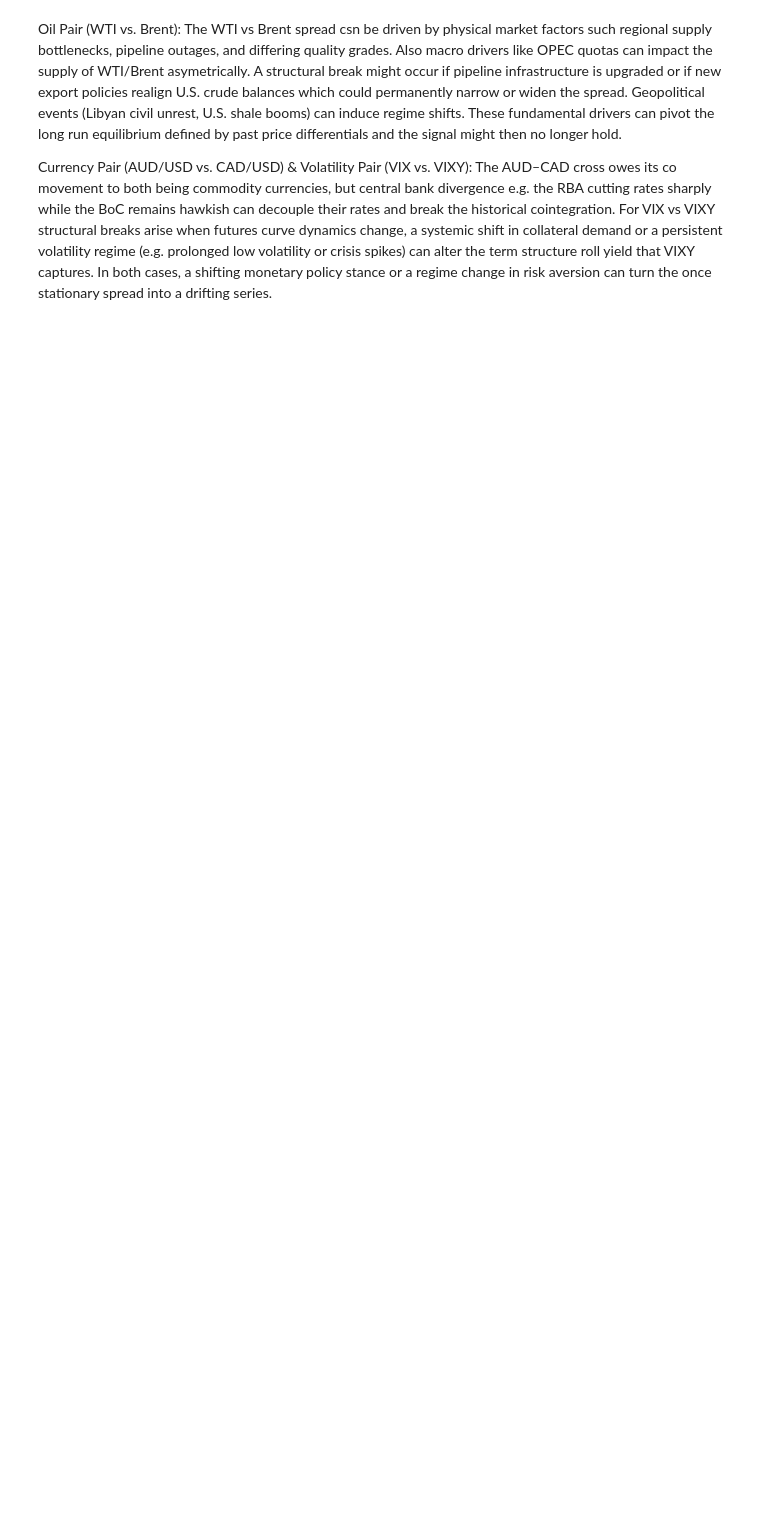
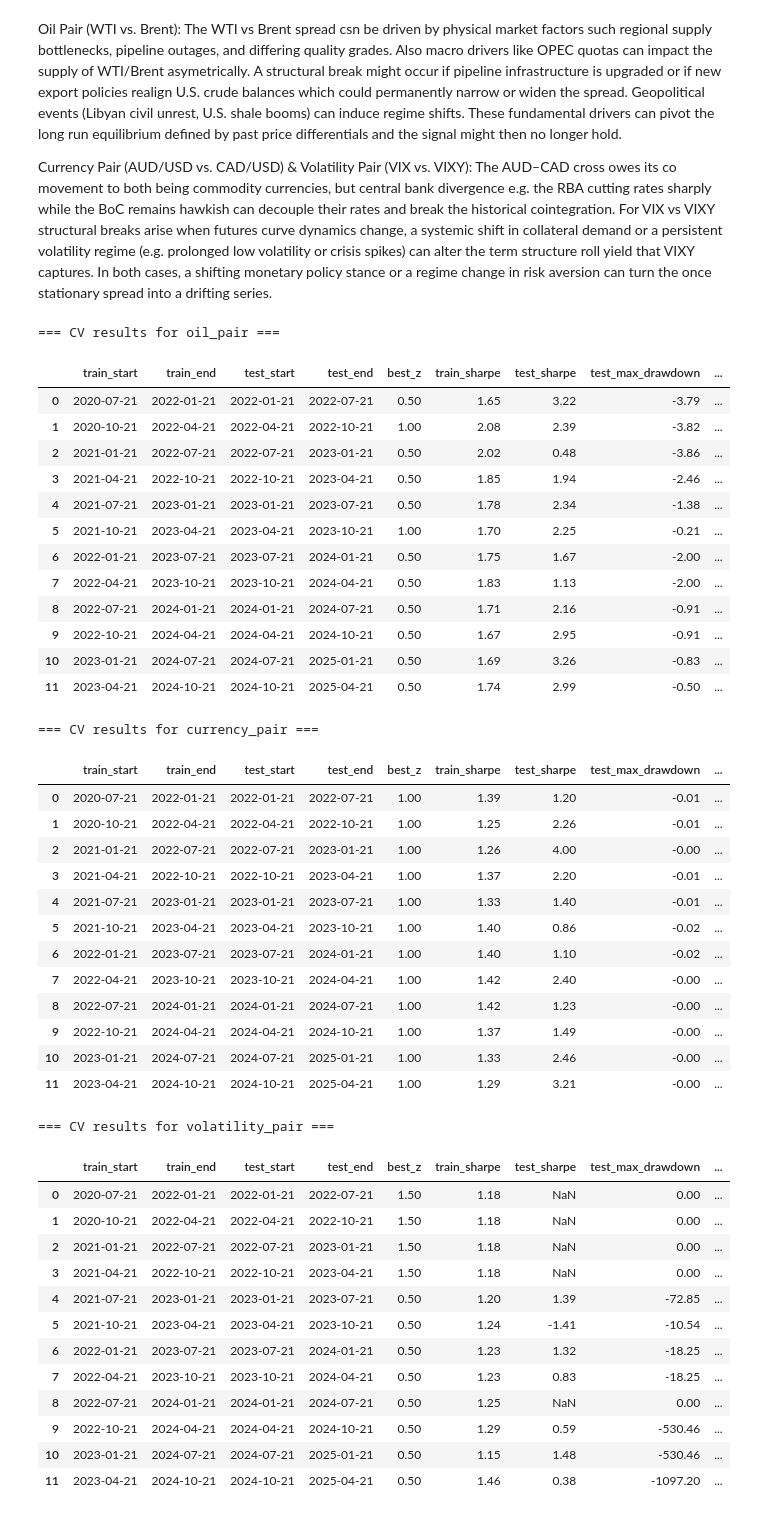
Before and after one commit to gustavlan/cointegration-analysis, a Jupyter notebook: notebook.ipynb, the cells around one changed output. Drawn from its saved outputs; the diff is of its cells as text; code cells hidden in the pictures; blank space fills up the shorter version.

```diff
--- a/notebook.ipynb
+++ b/notebook.ipynb
@@ -282,3 +284,83 @@ summary_df
 Oil Pair (WTI vs. Brent): The WTI vs Brent spread csn be driven by physical market factors such regional supply bottlenecks, pipeline outages, and differing quality grades. Also macro drivers like OPEC quotas can impact the supply of WTI/Brent asymetrically. A structural break might occur if pipeline infrastructure is upgraded or if new export policies realign U.S. crude balances which could permanently narrow or widen the spread. Geopolitical events (Libyan civil unrest, U.S. shale booms) can induce regime shifts. These fundamental drivers can pivot the long run equilibrium defined by past price differentials and the signal might then no longer hold.
 
 Currency Pair (AUD/USD vs. CAD/USD) & Volatility Pair (VIX vs. VIXY): The AUD–CAD cross owes its co movement to both being commodity currencies, but central bank divergence e.g. the RBA cutting rates sharply while the BoC remains hawkish can decouple their rates and break the historical cointegration. For VIX vs VIXY structural breaks arise when futures curve dynamics change, a systemic shift in collateral demand or a persistent volatility regime (e.g. prolonged low volatility or crisis spikes) can alter the term structure roll yield that VIXY captures. In both cases, a shifting monetary policy stance or a regime change in risk aversion can turn the once stationary spread into a drifting series.
+# %%
+results = {}
+
+for pair in selected:
+    df = all_data[pair]                     # DataFrame of raw prices
+    y, x = df.columns
+
+    # 3a. Run Engle–Granger to get the stationary spread
+    eg = engle_granger(df, y, x)
+    spread = eg['spread'].dropna()
+
+    # 3b. Compute μ_e and σ_eq via your OU helper
+    ou = ou_params(spread)
+    mu_e     = ou['ou_mu']
+    sigma_eq = ou['ou_sigma']
+
+    # 3c. Build a minimal DataFrame for backtesting
+    df_pair = pd.DataFrame({'spread': spread})
+
+    # 3d. Run nested CV
+    cv_df = nested_cv(
+        df_pair,
+        spread_col='spread',
+        mu_e=mu_e,
+        sigma_eq=sigma_eq,
+        z_list=[0.5, 1.0, 1.5, 2.0],
+        train_months=18,
+        test_months=6,
+        step_months=3
+    )
+
+    results[pair] = cv_df
+
+# 4. Inspect results
+for pair, df_cv in results.items():
+    print(f"\n=== CV results for {pair} ===")
+    display(df_cv)
+# %% [output]
+=== CV results for oil_pair ===
+|  | train_start | train_end | test_start | test_end | best_z | train_sharpe | test_sharpe | test_max_drawdown | ... |
+| 0 | 2020-07-21 | 2022-01-21 | 2022-01-21 | 2022-07-21 | 0.50 | 1.65 | 3.22 | -3.79 | ... |
+| 1 | 2020-10-21 | 2022-04-21 | 2022-04-21 | 2022-10-21 | 1.00 | 2.08 | 2.39 | -3.82 | ... |
+| 2 | 2021-01-21 | 2022-07-21 | 2022-07-21 | 2023-01-21 | 0.50 | 2.02 | 0.48 | -3.86 | ... |
+| 3 | 2021-04-21 | 2022-10-21 | 2022-10-21 | 2023-04-21 | 0.50 | 1.85 | 1.94 | -2.46 | ... |
+| 4 | 2021-07-21 | 2023-01-21 | 2023-01-21 | 2023-07-21 | 0.50 | 1.78 | 2.34 | -1.38 | ... |
+| 5 | 2021-10-21 | 2023-04-21 | 2023-04-21 | 2023-10-21 | 1.00 | 1.70 | 2.25 | -0.21 | ... |
+| 6 | 2022-01-21 | 2023-07-21 | 2023-07-21 | 2024-01-21 | 0.50 | 1.75 | 1.67 | -2.00 | ... |
+| 7 | 2022-04-21 | 2023-10-21 | 2023-10-21 | 2024-04-21 | 0.50 | 1.83 | 1.13 | -2.00 | ... |
+| 8 | 2022-07-21 | 2024-01-21 | 2024-01-21 | 2024-07-21 | 0.50 | 1.71 | 2.16 | -0.91 | ... |
+| 9 | 2022-10-21 | 2024-04-21 | 2024-04-21 | 2024-10-21 | 0.50 | 1.67 | 2.95 | -0.91 | ... |
+| 10 | 2023-01-21 | 2024-07-21 | 2024-07-21 | 2025-01-21 | 0.50 | 1.69 | 3.26 | -0.83 | ... |
+| 11 | 2023-04-21 | 2024-10-21 | 2024-10-21 | 2025-04-21 | 0.50 | 1.74 | 2.99 | -0.50 | ... |
+=== CV results for currency_pair ===
+|  | train_start | train_end | test_start | test_end | best_z | train_sharpe | test_sharpe | test_max_drawdown | ... |
+| 0 | 2020-07-21 | 2022-01-21 | 2022-01-21 | 2022-07-21 | 1.00 | 1.39 | 1.20 | -0.01 | ... |
+| 1 | 2020-10-21 | 2022-04-21 | 2022-04-21 | 2022-10-21 | 1.00 | 1.25 | 2.26 | -0.01 | ... |
+| 2 | 2021-01-21 | 2022-07-21 | 2022-07-21 | 2023-01-21 | 1.00 | 1.26 | 4.00 | -0.00 | ... |
+| 3 | 2021-04-21 | 2022-10-21 | 2022-10-21 | 2023-04-21 | 1.00 | 1.37 | 2.20 | -0.01 | ... |
+| 4 | 2021-07-21 | 2023-01-21 | 2023-01-21 | 2023-07-21 | 1.00 | 1.33 | 1.40 | -0.01 | ... |
+| 5 | 2021-10-21 | 2023-04-21 | 2023-04-21 | 2023-10-21 | 1.00 | 1.40 | 0.86 | -0.02 | ... |
+| 6 | 2022-01-21 | 2023-07-21 | 2023-07-21 | 2024-01-21 | 1.00 | 1.40 | 1.10 | -0.02 | ... |
+| 7 | 2022-04-21 | 2023-10-21 | 2023-10-21 | 2024-04-21 | 1.00 | 1.42 | 2.40 | -0.00 | ... |
+| 8 | 2022-07-21 | 2024-01-21 | 2024-01-21 | 2024-07-21 | 1.00 | 1.42 | 1.23 | -0.00 | ... |
+| 9 | 2022-10-21 | 2024-04-21 | 2024-04-21 | 2024-10-21 | 1.00 | 1.37 | 1.49 | -0.00 | ... |
+| 10 | 2023-01-21 | 2024-07-21 | 2024-07-21 | 2025-01-21 | 1.00 | 1.33 | 2.46 | -0.00 | ... |
+| 11 | 2023-04-21 | 2024-10-21 | 2024-10-21 | 2025-04-21 | 1.00 | 1.29 | 3.21 | -0.00 | ... |
+=== CV results for volatility_pair ===
+|  | train_start | train_end | test_start | test_end | best_z | train_sharpe | test_sharpe | test_max_drawdown | ... |
+| 0 | 2020-07-21 | 2022-01-21 | 2022-01-21 | 2022-07-21 | 1.50 | 1.18 | NaN | 0.00 | ... |
+| 1 | 2020-10-21 | 2022-04-21 | 2022-04-21 | 2022-10-21 | 1.50 | 1.18 | NaN | 0.00 | ... |
+| 2 | 2021-01-21 | 2022-07-21 | 2022-07-21 | 2023-01-21 | 1.50 | 1.18 | NaN | 0.00 | ... |
+| 3 | 2021-04-21 | 2022-10-21 | 2022-10-21 | 2023-04-21 | 1.50 | 1.18 | NaN | 0.00 | ... |
+| 4 | 2021-07-21 | 2023-01-21 | 2023-01-21 | 2023-07-21 | 0.50 | 1.20 | 1.39 | -72.85 | ... |
+| 5 | 2021-10-21 | 2023-04-21 | 2023-04-21 | 2023-10-21 | 0.50 | 1.24 | -1.41 | -10.54 | ... |
+| 6 | 2022-01-21 | 2023-07-21 | 2023-07-21 | 2024-01-21 | 0.50 | 1.23 | 1.32 | -18.25 | ... |
+| 7 | 2022-04-21 | 2023-10-21 | 2023-10-21 | 2024-04-21 | 0.50 | 1.23 | 0.83 | -18.25 | ... |
+| 8 | 2022-07-21 | 2024-01-21 | 2024-01-21 | 2024-07-21 | 0.50 | 1.25 | NaN | 0.00 | ... |
+| 9 | 2022-10-21 | 2024-04-21 | 2024-04-21 | 2024-10-21 | 0.50 | 1.29 | 0.59 | -530.46 | ... |
+| 10 | 2023-01-21 | 2024-07-21 | 2024-07-21 | 2025-01-21 | 0.50 | 1.15 | 1.48 | -530.46 | ... |
+| 11 | 2023-04-21 | 2024-10-21 | 2024-10-21 | 2025-04-21 | 0.50 | 1.46 | 0.38 | -1097.20 | ... |
```
Also changed, not shown: parts of 5 cells of this notebook, 2 other files.
